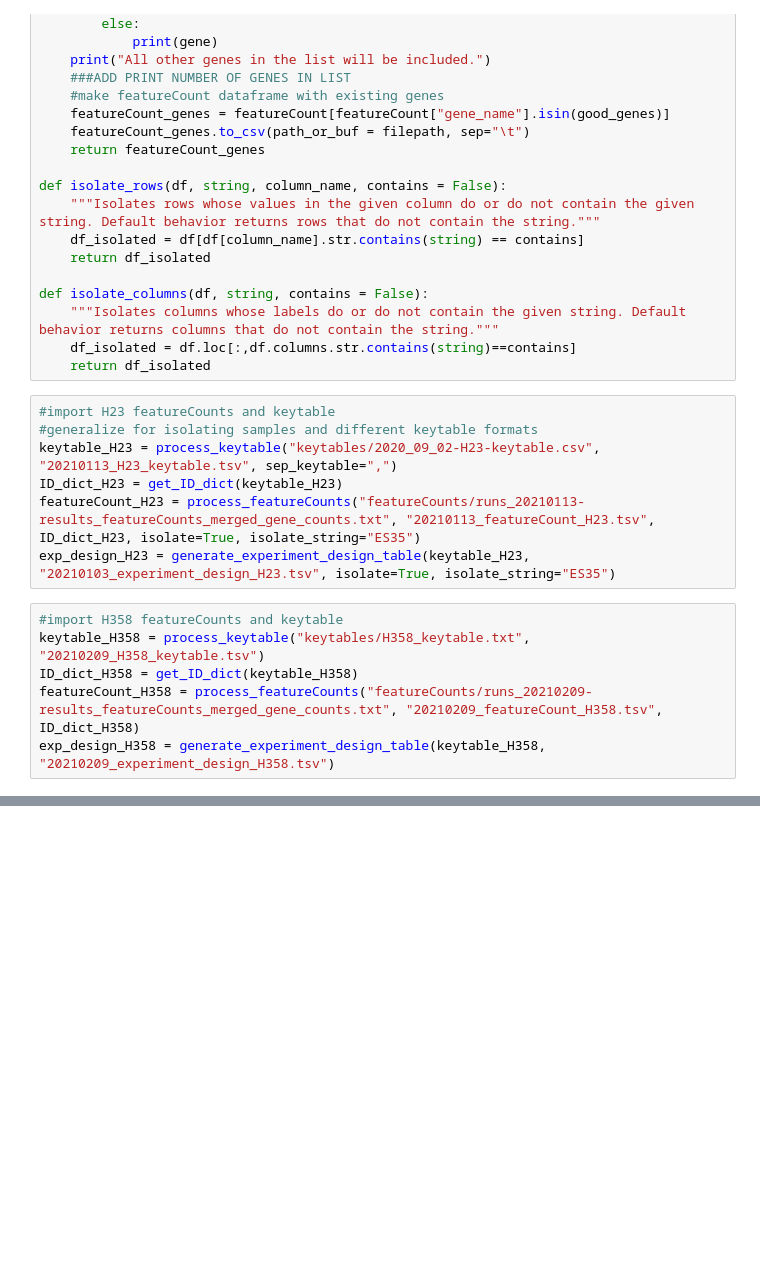
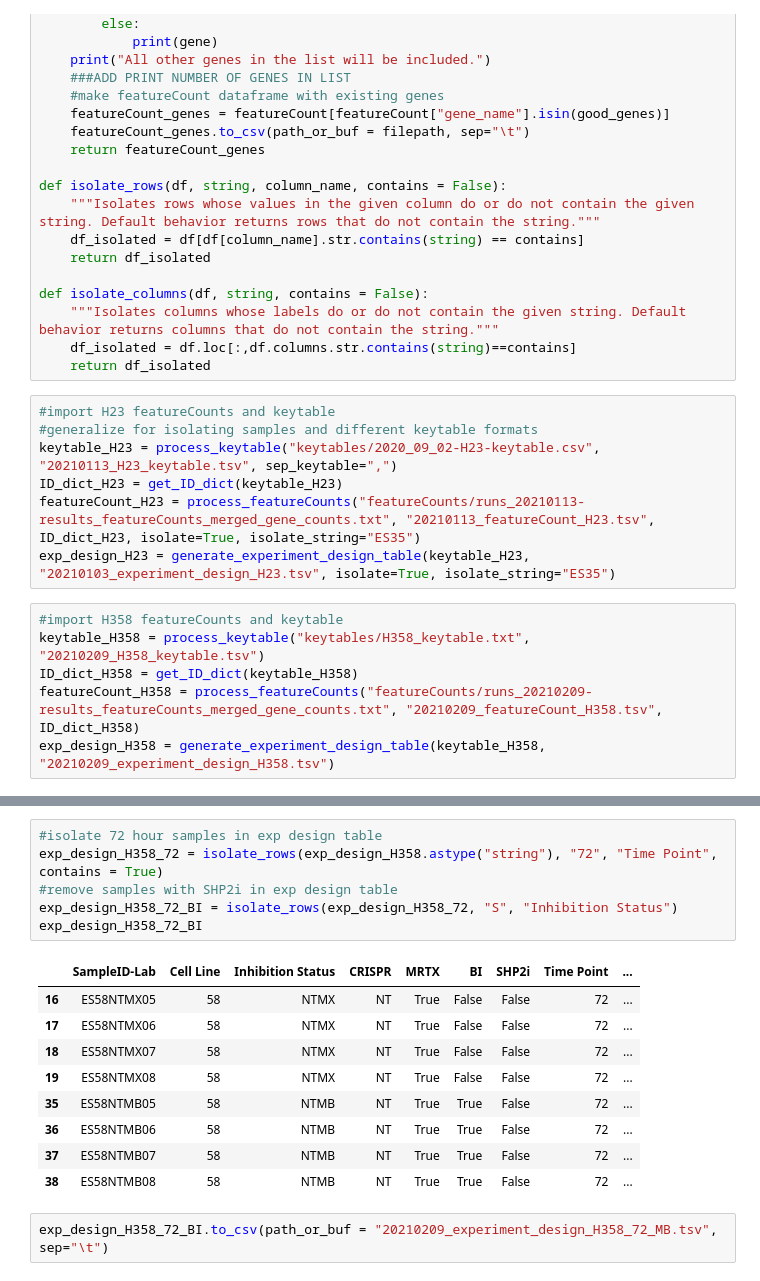
Before and after one commit to esheffels/2020-RNA, a Jupyter notebook: featureCountprocessing-diffexp-generic.ipynb, the cells around one changed output, grey strips where cells are left out. Cells and saved outputs as stored; diff of their text form; blank space fills up the shorter version.

```diff
--- a/featureCountprocessing-diffexp-generic.ipynb
+++ b/featureCountprocessing-diffexp-generic.ipynb
@@ -153,0 +171,18 @@ exp_design_H358 = generate_experiment_design_table(keytable_H358, "20210209_expe
+# %%
+#isolate 72 hour samples in exp design table
+exp_design_H358_72 = isolate_rows(exp_design_H358.astype("string"), "72", "Time Point", contains = True)
+#remove samples with SHP2i in exp design table
+exp_design_H358_72_BI = isolate_rows(exp_design_H358_72, "S", "Inhibition Status")
+exp_design_H358_72_BI
+# %% [output]
+|  | SampleID-Lab | Cell Line | Inhibition Status | CRISPR | MRTX | BI | SHP2i | Time Point | ... |
+| 16 | ES58NTMX05 | 58 | NTMX | NT | True | False | False | 72 | ... |
+| 17 | ES58NTMX06 | 58 | NTMX | NT | True | False | False | 72 | ... |
+| 18 | ES58NTMX07 | 58 | NTMX | NT | True | False | False | 72 | ... |
+| 19 | ES58NTMX08 | 58 | NTMX | NT | True | False | False | 72 | ... |
+| 35 | ES58NTMB05 | 58 | NTMB | NT | True | True | False | 72 | ... |
+| 36 | ES58NTMB06 | 58 | NTMB | NT | True | True | False | 72 | ... |
+| 37 | ES58NTMB07 | 58 | NTMB | NT | True | True | False | 72 | ... |
+| 38 | ES58NTMB08 | 58 | NTMB | NT | True | True | False | 72 | ... |
+# %%
+exp_design_H358_72_BI.to_csv(path_or_buf = "20210209_experiment_design_H358_72_MB.tsv", sep="\t")
```
Also changed, not shown: parts of 1 cell of this notebook, 1 other file.
